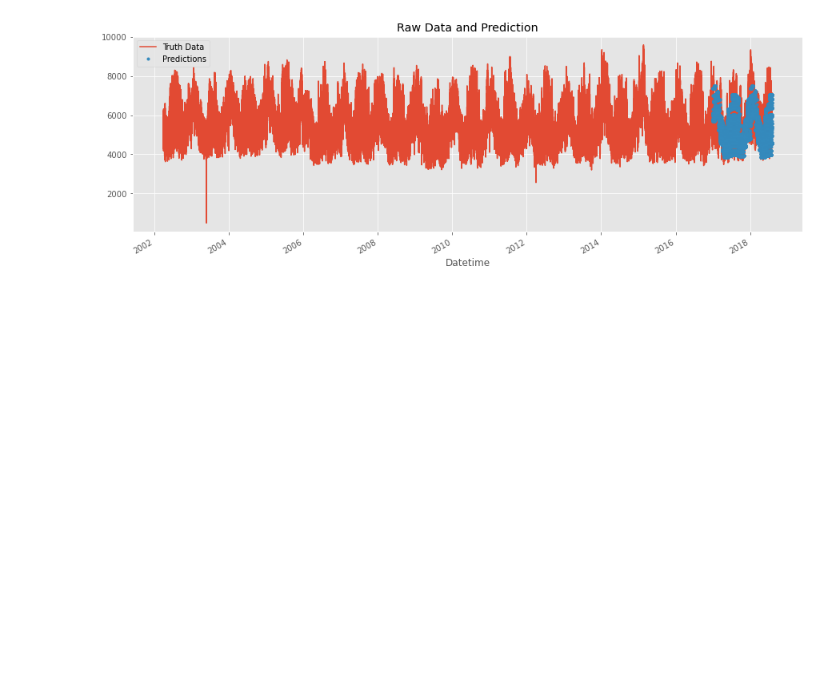
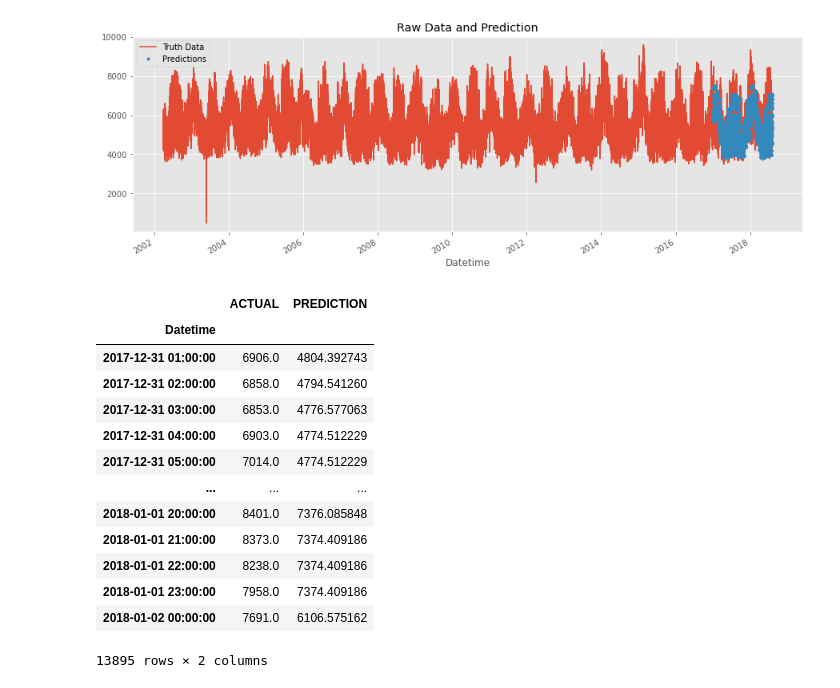
Before and after one commit to teja-19/Hourly, a Jupyter notebook: Energy_consumption.ipynb, the cells around one changed output. Cells and saved outputs as stored; diff of their text form; code cells hidden in the pictures; blank space fills up the shorter version.

```diff
--- a/Energy_consumption.ipynb
+++ b/Energy_consumption.ipynb
@@ -898,0 +901,19 @@ plt.show()
+# %%
+predic=pd.DataFrame({'ACTUAL':test['PJMW_MW'],'PREDICTION': pred})
+# %%
+predic
+# %% [output]
+|  | ACTUAL | PREDICTION |
+| Datetime |  |  |
+| 2017-12-31 01:00:00 | 6906.0 | 4804.392743 |
+| 2017-12-31 02:00:00 | 6858.0 | 4794.541260 |
+| 2017-12-31 03:00:00 | 6853.0 | 4776.577063 |
+| 2017-12-31 04:00:00 | 6903.0 | 4774.512229 |
+| 2017-12-31 05:00:00 | 7014.0 | 4774.512229 |
+| ... | ... | ... |
+| 2018-01-01 20:00:00 | 8401.0 | 7376.085848 |
+| 2018-01-01 21:00:00 | 8373.0 | 7374.409186 |
+| 2018-01-01 22:00:00 | 8238.0 | 7374.409186 |
+| 2018-01-01 23:00:00 | 7958.0 | 7374.409186 |
+| 2018-01-02 00:00:00 | 7691.0 | 6106.575162 |
+13895 rows × 2 columns
```
Also changed, not shown: parts of 17 cells of this notebook.
